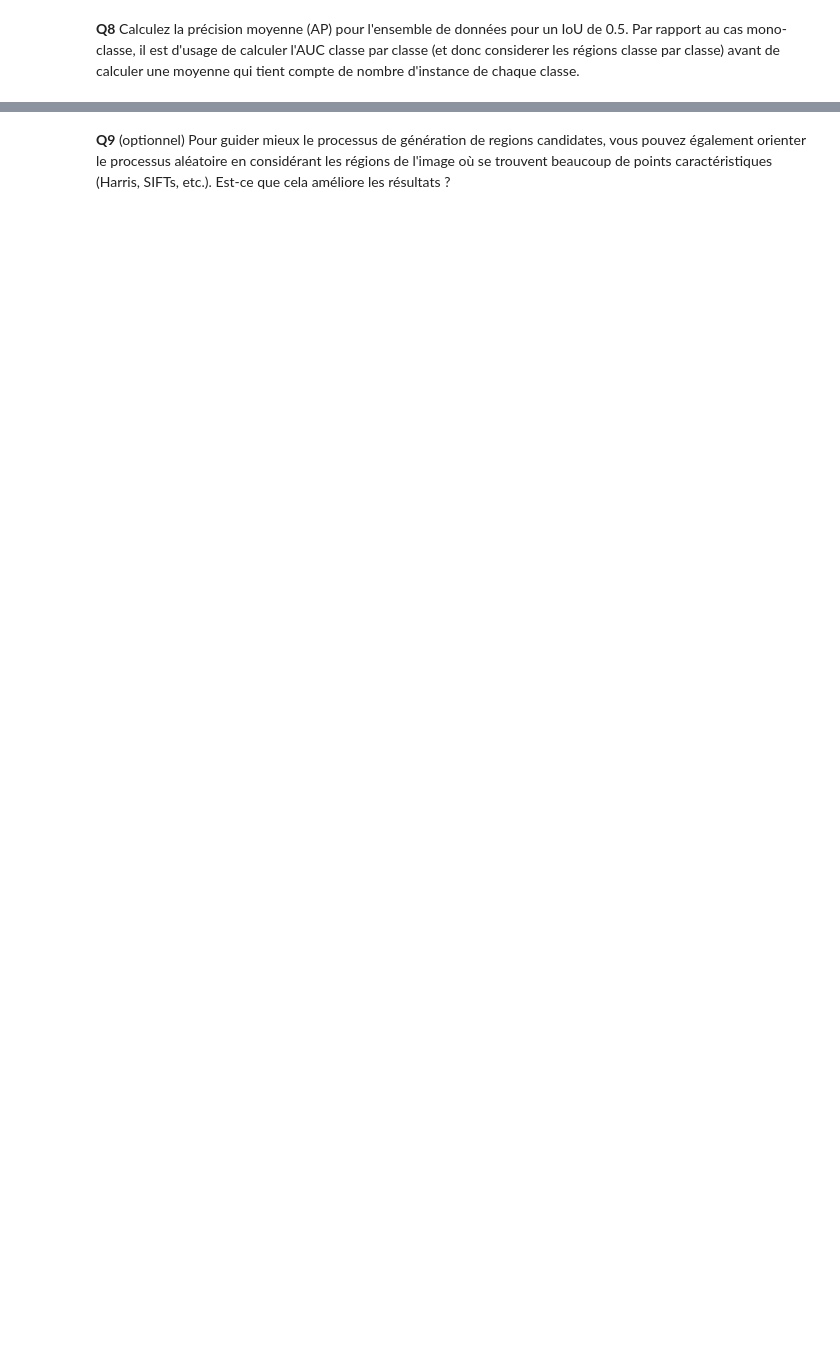
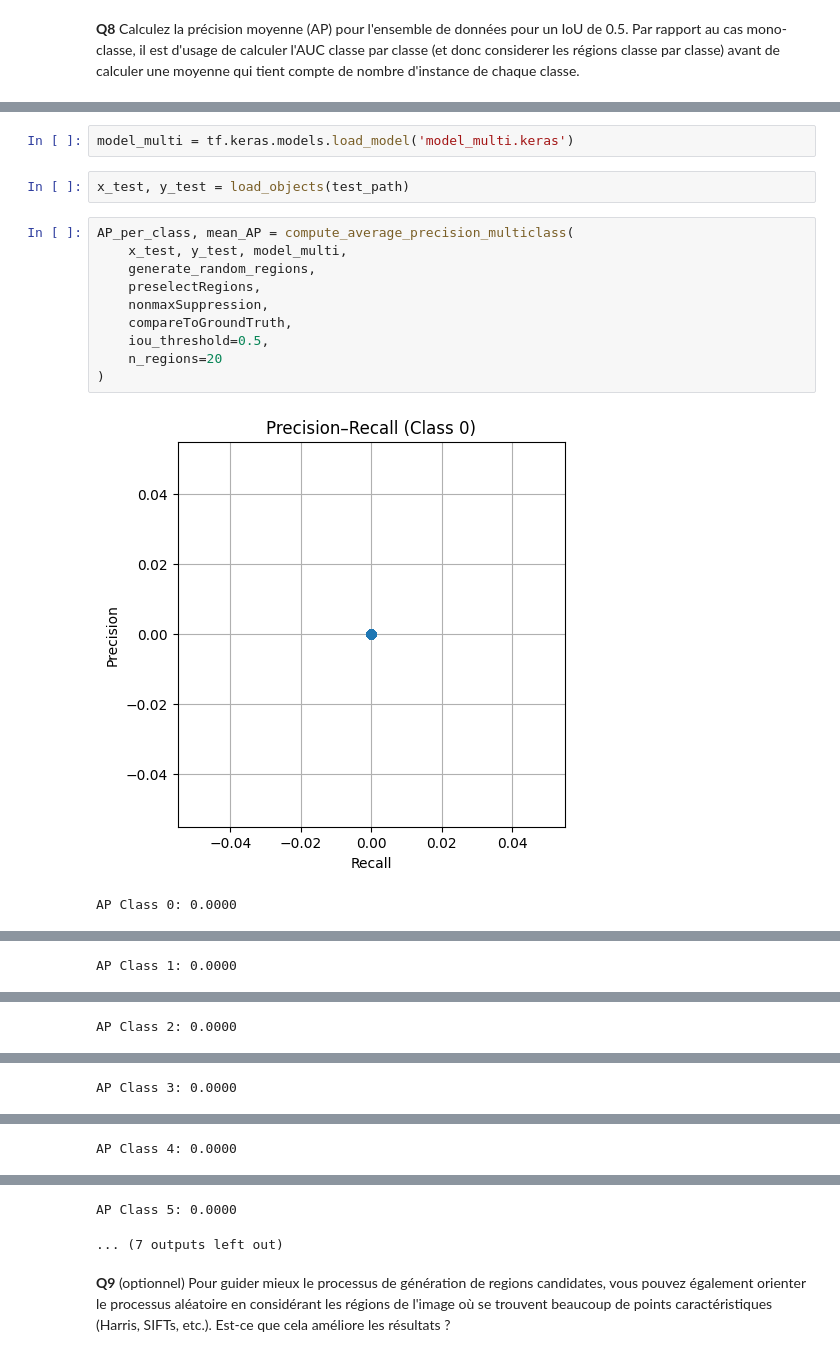
Before and after one commit to RaramiP/amvo, a Jupyter notebook: notebook/TP3 - 2. CNNObjectLocalizationFeelingLucky-etud.ipynb, the cells around one changed output, grey strips where cells are left out. Cells and saved outputs as stored; diff of their text form; blank space fills up the shorter version.

```diff
--- a/notebook/TP3 - 2. CNNObjectLocalizationFeelingLucky-etud.ipynb
+++ b/notebook/TP3 - 2. CNNObjectLocalizationFeelingLucky-etud.ipynb
@@ -413,0 +710,17 @@ Par rapport au cas mono-classe, il est d'usage de calculer l'AUC classe par clas
+# %%
+model_multi = tf.keras.models.load_model('model_multi.keras')
+# %%
+x_test, y_test = load_objects(test_path)
+# %%
+AP_per_class, mean_AP = compute_average_precision_multiclass(
+    x_test, y_test, model_multi,
+    generate_random_regions,
+    preselectRegions,
+    nonmaxSuppression,
+    compareToGroundTruth,
+    iou_threshold=0.5,
+    n_regions=20
+)
+# %% [output]
+[figure, added]
+AP Class 0: 0.0000
@@ -413,0 +728 @@ Par rapport au cas mono-classe, il est d'usage de calculer l'AUC classe par clas
+AP Class 1: 0.0000
@@ -413,0 +730 @@ Par rapport au cas mono-classe, il est d'usage de calculer l'AUC classe par clas
+AP Class 2: 0.0000
@@ -413,0 +732 @@ Par rapport au cas mono-classe, il est d'usage de calculer l'AUC classe par clas
+AP Class 3: 0.0000
@@ -413,0 +734 @@ Par rapport au cas mono-classe, il est d'usage de calculer l'AUC classe par clas
+AP Class 4: 0.0000
@@ -414,3 +736,5 @@ Par rapport au cas mono-classe, il est d'usage de calculer l'AUC classe par clas
+AP Class 5: 0.0000
+... (7 outputs left out)
 # %% [markdown]
 
 **Q9** (optionnel) Pour guider mieux le processus de génération de regions candidates, vous pouvez également orienter le processus aléatoire en considérant les régions de l'image où se trouvent beaucoup de points caractéristiques (Harris, SIFTs, etc.).
```
Also changed, not shown: parts of 12 cells of this notebook, 3 other files.
